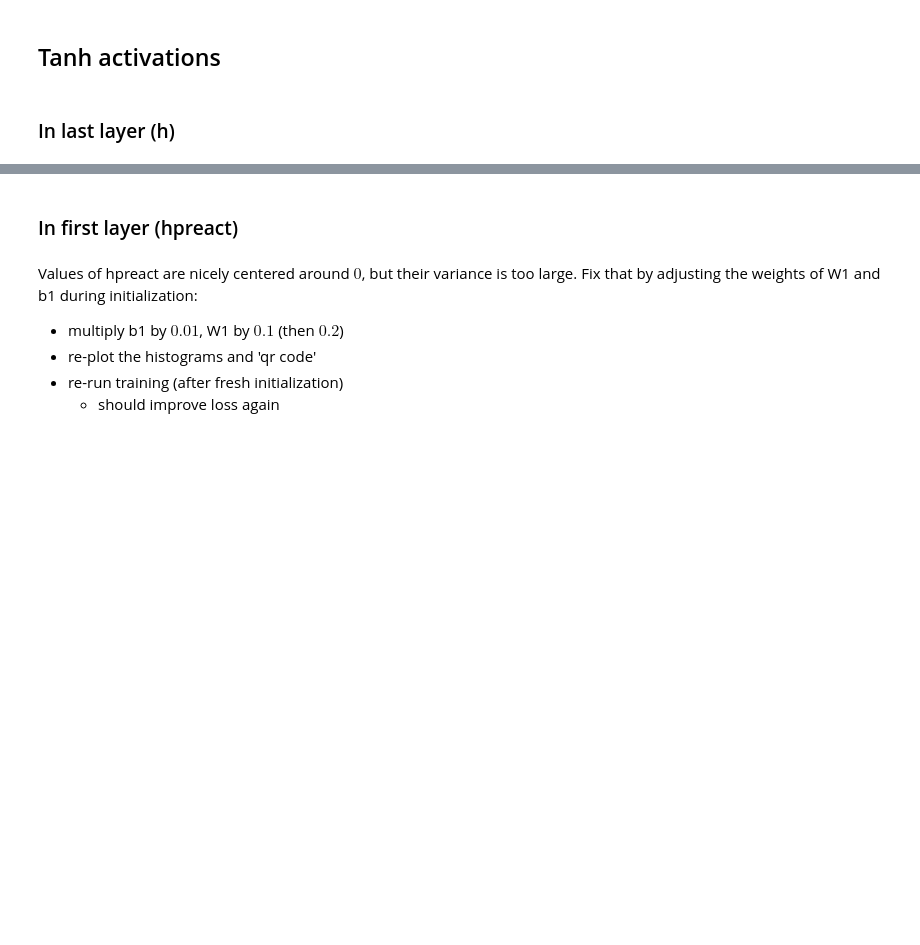
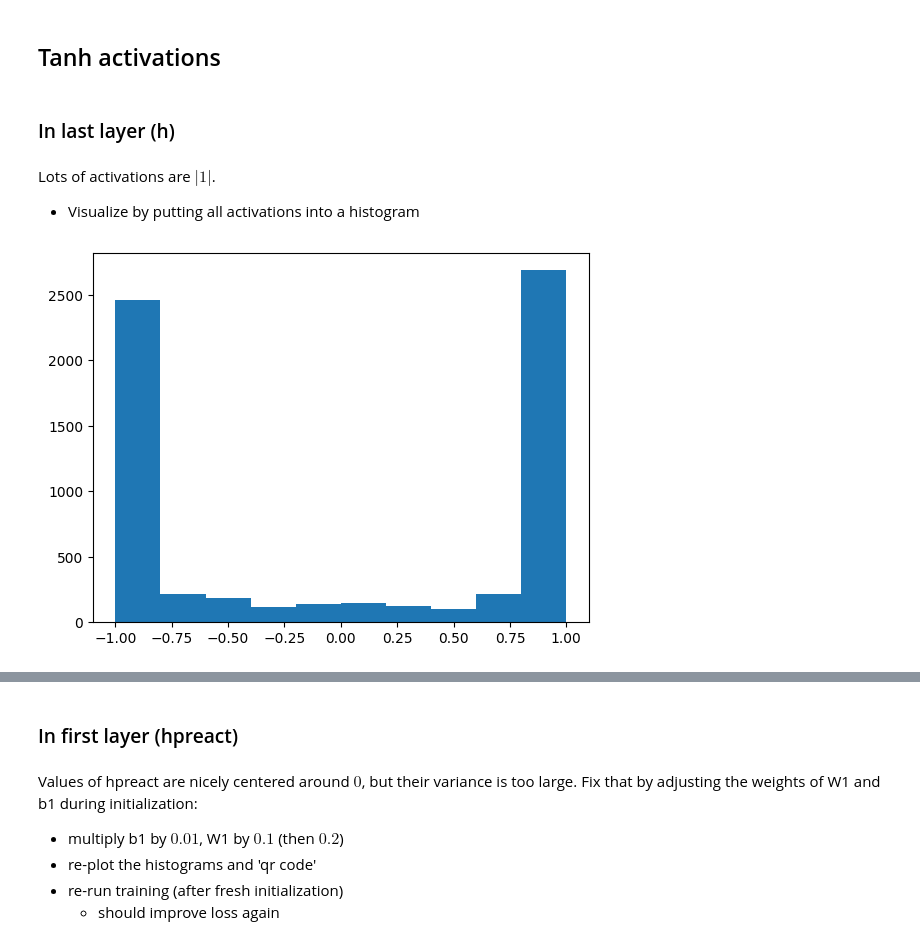
Before and after one commit to omlnaut/nn_zero_to_hero, a Jupyter notebook: nbs/04_activations_and_gradients.ipynb, the cells around one changed output, grey strips where cells are left out. Saved outputs shown, nothing was run; the diff lists cells and outputs as text; code cells hidden in the pictures; blank space fills up the shorter version.

```diff
--- a/nbs/04_activations_and_gradients.ipynb
+++ b/nbs/04_activations_and_gradients.ipynb
@@ -176,3 +232,10 @@ The initial loss is way to high. Since the model does not know anything about ch
 ## Tanh activations
 # %% [markdown]
 ### In last layer (h)
+# %% [markdown]
+Lots of activations are $|1|$.
+- Visualize by putting all activations into a histogram
+# %%
+plt.hist(h.flatten().detach().numpy());
+# %% [output]
+[figure, added]
```
Also changed, not shown: parts of 26 cells of this notebook.
